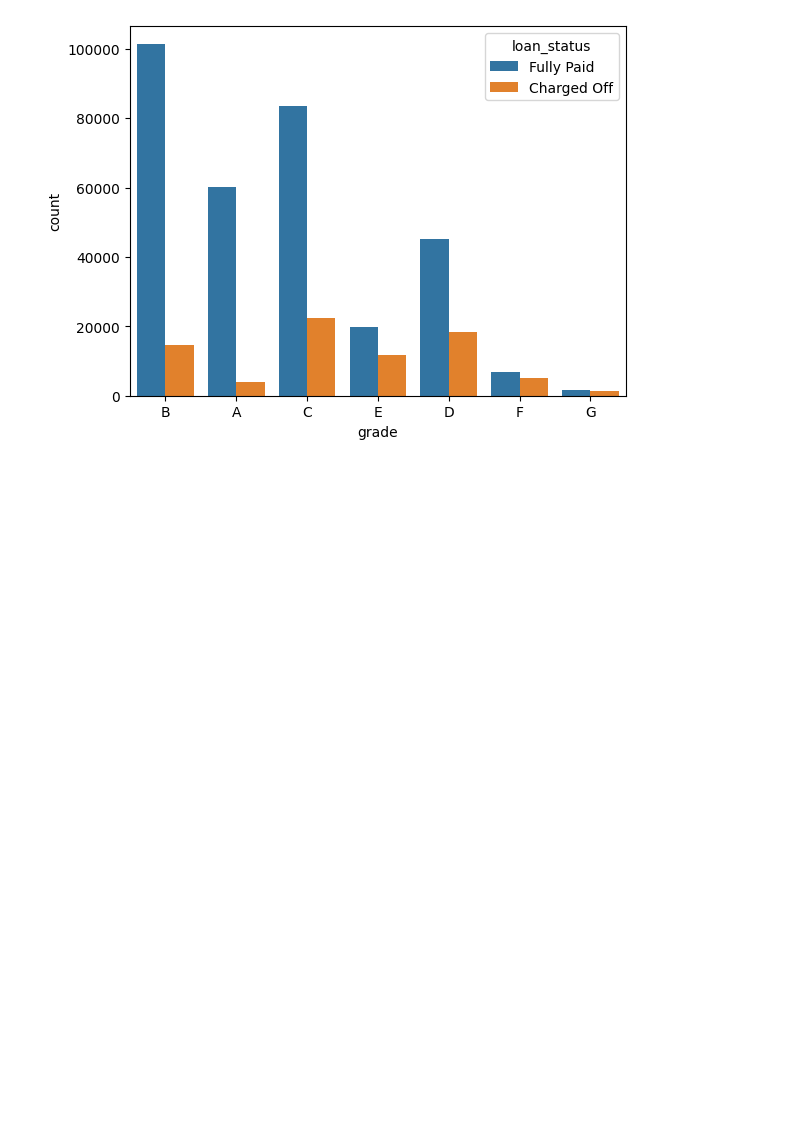
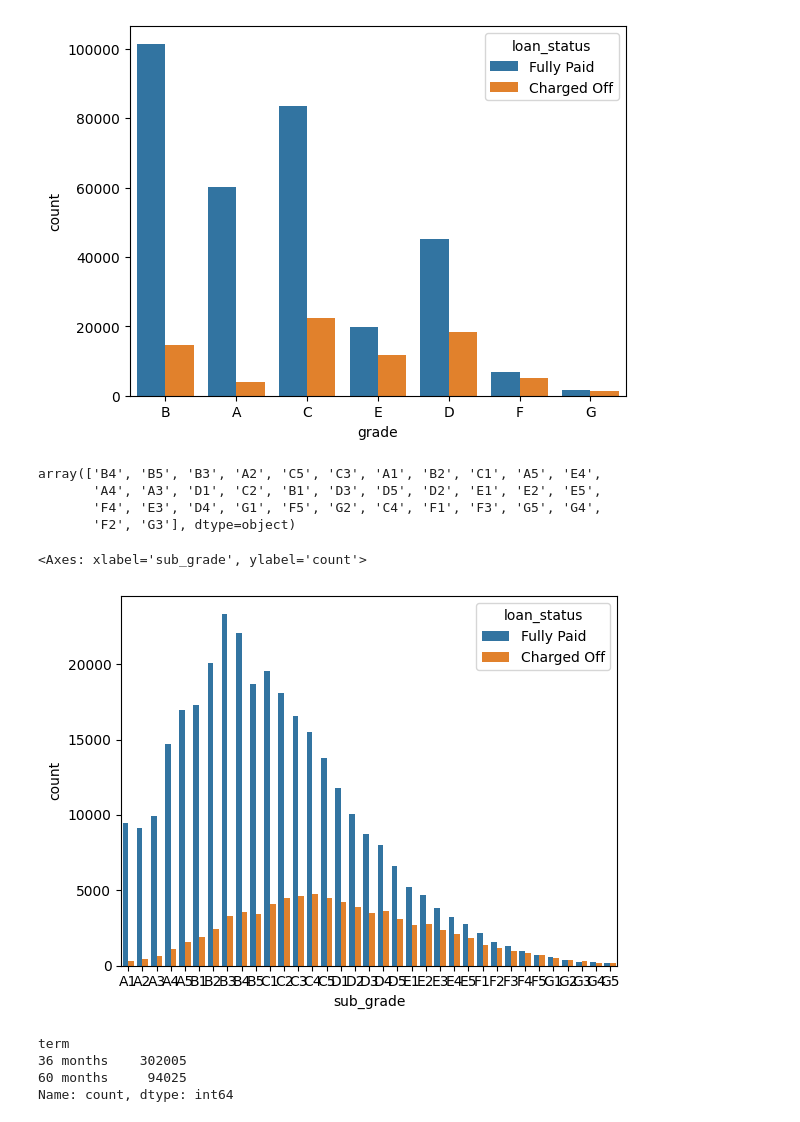
Before and after one commit to Debasishsaha123/Loan-default-prediction-ML-Projects, a Jupyter notebook: data_understanding.ipynb, the cells around one changed output. Drawn from its saved outputs; the diff is of its cells as text; code cells hidden in the pictures; blank space fills up the shorter version.

Commit message:
Understading the data in depth

```diff
--- a/data_understanding.ipynb
+++ b/data_understanding.ipynb
@@ -113,3 +113,26 @@ sns.countplot(x="grade",hue="loan_status",data=df)
 # %% [output]
 <Axes: xlabel='grade', ylabel='count'>
 [figure]
+# %%
+df["sub_grade"].unique()
+# %% [output]
+array(['B4', 'B5', 'B3', 'A2', 'C5', 'C3', 'A1', 'B2', 'C1', 'A5', 'E4',
+       'A4', 'A3', 'D1', 'C2', 'B1', 'D3', 'D5', 'D2', 'E1', 'E2', 'E5',
+       'F4', 'E3', 'D4', 'G1', 'F5', 'G2', 'C4', 'F1', 'F3', 'G5', 'G4',
+       'F2', 'G3'], dtype=object)
+# %%
+sub_order=sorted(df["sub_grade"].unique())
+# sub_order
+# %%
+plt.Figure(figsize=(16,9))
+sns.countplot(x="sub_grade",hue="loan_status",order=sub_order,data=df)
+# %% [output]
+<Axes: xlabel='sub_grade', ylabel='count'>
+[figure, added]
+# %%
+df["term"].value_counts()
+# %% [output]
+term
+36 months    302005
+60 months     94025
+Name: count, dtype: int64
```
Also changed, not shown: parts of 15 cells of this notebook.
